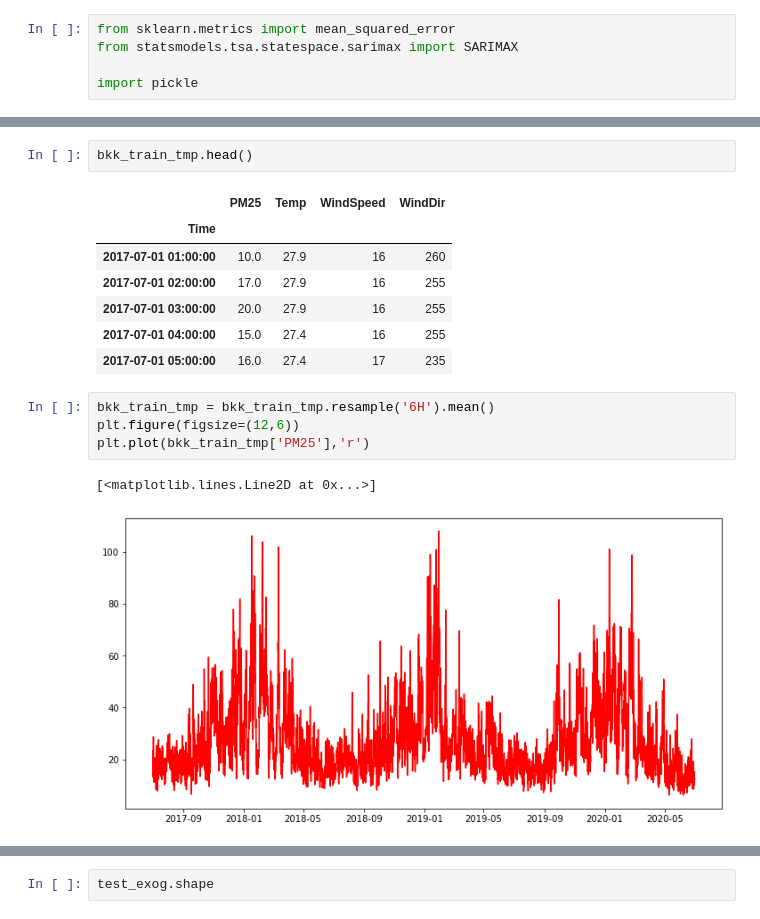
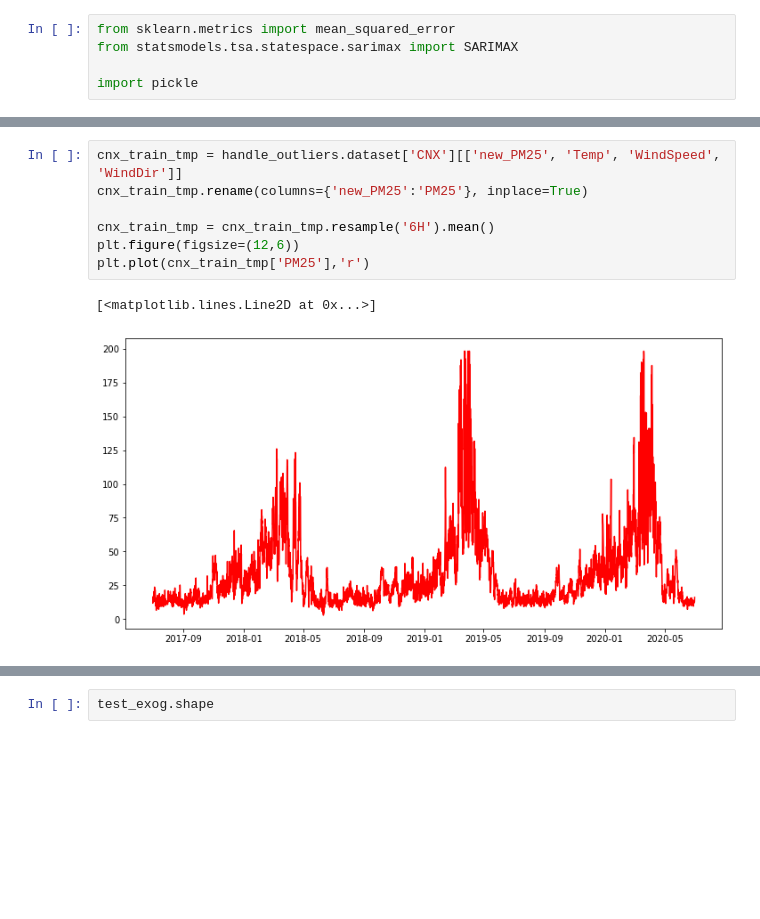
Before and after one commit to One-Night-Miracle/Data-Science-Project1-2021-2-PM2.5-Kaggle, a Jupyter notebook: project_nb.ipynb, the cells around one changed output, grey strips where cells are left out. Cells and saved outputs as stored; diff of their text form; blank space fills up the shorter version.

```diff
--- a/project_nb.ipynb
+++ b/project_nb.ipynb
@@ -481,17 +435,10 @@ bkk_train_tmp.rename(columns={'new_PM25':'PM25'}, inplace=True)
-# %%
-bkk_train_tmp.head()
-# %% [output]
-|  | PM25 | Temp | WindSpeed | WindDir |
-| Time |  |  |  |  |
-| 2017-07-01 01:00:00 | 10.0 | 27.9 | 16 | 260 |
-| 2017-07-01 02:00:00 | 17.0 | 27.9 | 16 | 255 |
-| 2017-07-01 03:00:00 | 20.0 | 27.9 | 16 | 255 |
-| 2017-07-01 04:00:00 | 15.0 | 27.4 | 16 | 255 |
-| 2017-07-01 05:00:00 | 16.0 | 27.4 | 17 | 235 |
 # %%
-bkk_train_tmp = bkk_train_tmp.resample('6H').mean()
+cnx_train_tmp = handle_outliers.dataset['CNX'][['new_PM25', 'Temp', 'WindSpeed', 'WindDir']]
+cnx_train_tmp.rename(columns={'new_PM25':'PM25'}, inplace=True)
+
+cnx_train_tmp = cnx_train_tmp.resample('6H').mean()
 plt.figure(figsize=(12,6))
-plt.plot(bkk_train_tmp['PM25'],'r')
+plt.plot(cnx_train_tmp['PM25'],'r')
 # %% [output]
 [<matplotlib.lines.Line2D at 0x...>]
-[figure, old version]
+[figure, new version]
```
Also changed, not shown: parts of 15 cells of this notebook.
